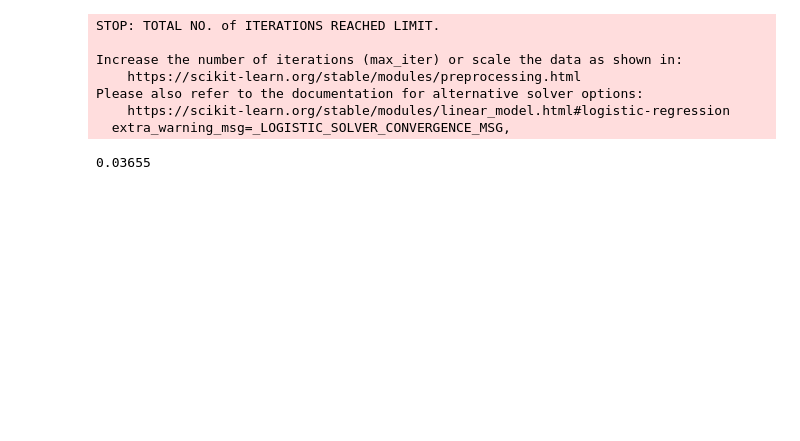
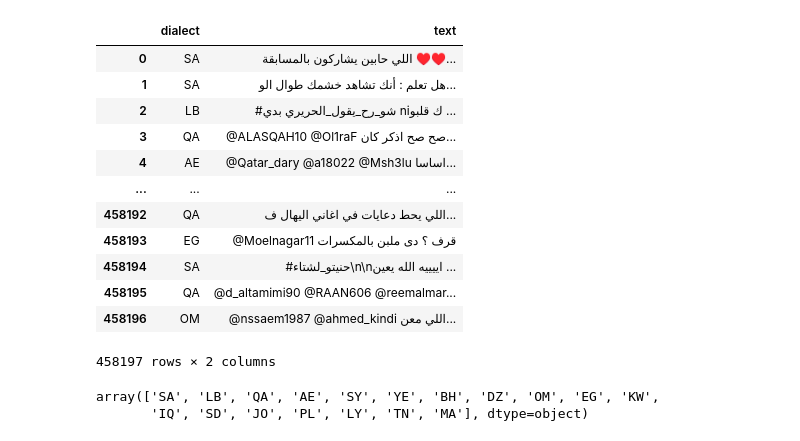
Before and after one commit to tamerm655/Arabic-dialect-identification, a Jupyter notebook: NoteBooks/DataPreprocessing.ipynb, the cells around one changed output. Saved outputs shown, nothing was run; the diff lists cells and outputs as text; code cells hidden in the pictures; blank space fills up the shorter version.

```diff
--- a/NoteBooks/DataPreprocessing.ipynb
+++ b/NoteBooks/DataPreprocessing.ipynb
@@ -121,14 +82,0 @@ print(accuracy)
-# %%
-from sklearn.linear_model import LogisticRegression
-trained_clf_LogisticRegression = train_model(LogisticRegression(class_weight=class_weights), X_train, y_train)
-accuracy = get_accuracy(trained_clf_LogisticRegression,X_test, y_test)
-print(accuracy)
-# %% [output]
-STOP: TOTAL NO. of ITERATIONS REACHED LIMIT.
-
-Increase the number of iterations (max_iter) or scale the data as shown in:
-    https://scikit-learn.org/stable/modules/preprocessing.html
-Please also refer to the documentation for alternative solver options:
-    https://scikit-learn.org/stable/modules/linear_model.html#logistic-regression
-  extra_warning_msg=_LOGISTIC_SOLVER_CONVERGENCE_MSG,
-0.03655
@@ -144,0 +83,22 @@ print(accuracy)
+# %%
+#Dropping ID column
+df_copy = df_copy.drop('id', axis=1)
+# %%
+#Shuffeling data
+df_copy = df_copy.sample(frac=1).reset_index(drop=True)
+# %%
+df_copy
+# %% [output]
+|  | dialect | text |
+| 0 | SA | اللي حابين يشاركون بالمسابقة ♥️♥️... |
+| 1 | SA | هل تعلم : أنك تشاهد خشمك طوال الو... |
+| 2 | LB | #شو_رح_يقول_الحريري بدي niك قلبو ... |
+| 3 | QA | @ALASQAH10 @Ol1raF صح صح اذكر كان... |
+| 4 | AE | @Qatar_dary @a18022 @Msh3lu اساسا... |
+| ... | ... | ... |
+| 458192 | QA | اللي يحط دعايات في اغاني اليهال ف... |
+| 458193 | EG | @Moelnagar11 قرف ؟ دى ملبن بالمكسرات |
+| 458194 | SA | #حنيتو_لشتاء\n\nاييييه الله يعين ... |
+| 458195 | QA | @d_altamimi90 @RAAN606 @reemalmar... |
+| 458196 | OM | @nssaem1987 @ahmed_kindi اللي معن... |
+458197 rows × 2 columns
@@ -144,0 +132,5 @@ print(accuracy)
+# %%
+df_copy['dialect'].unique()
+# %% [output]
+array(['SA', 'LB', 'QA', 'AE', 'SY', 'YE', 'BH', 'DZ', 'OM', 'EG', 'KW',
+       'IQ', 'SD', 'JO', 'PL', 'LY', 'TN', 'MA'], dtype=object)
```
Also changed, not shown: parts of 28 cells of this notebook.
